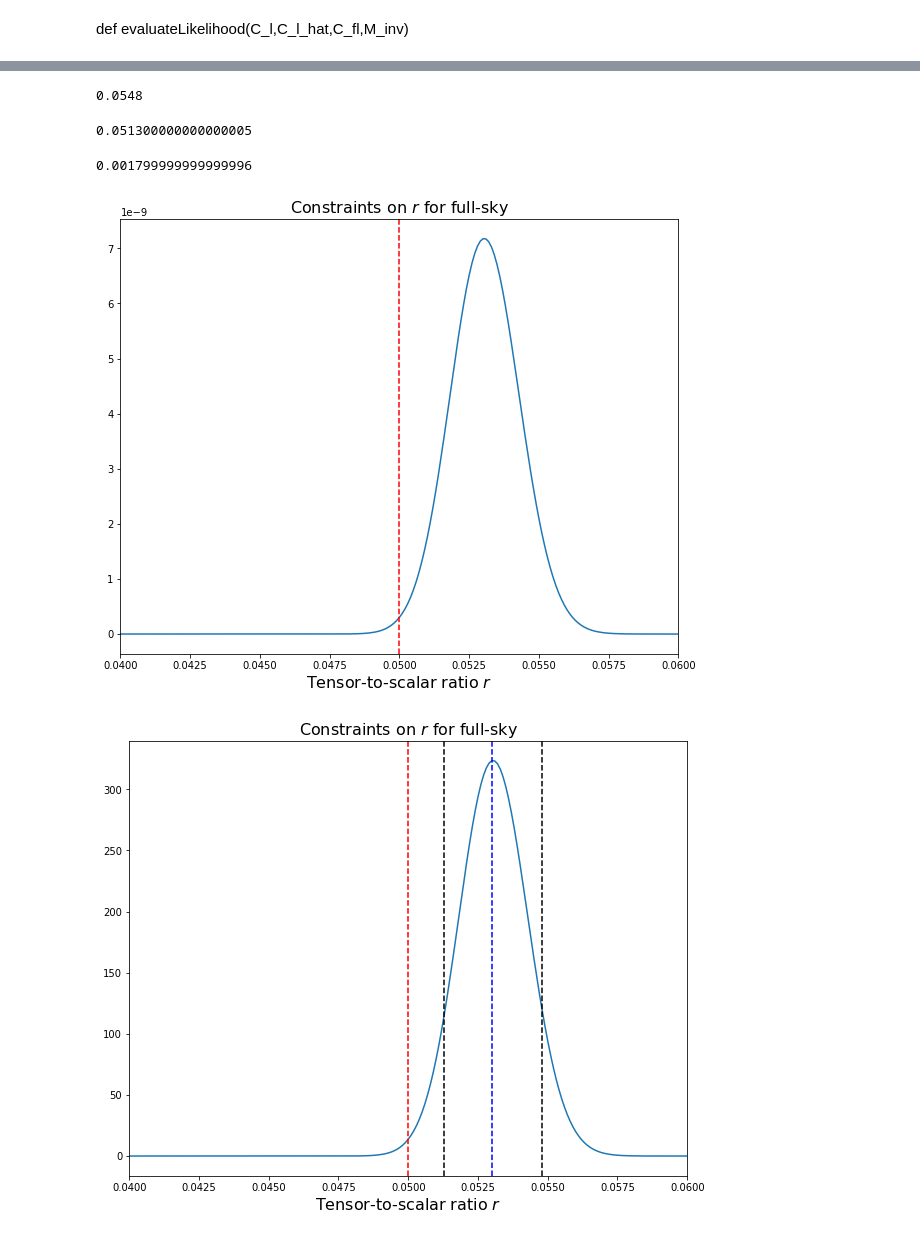
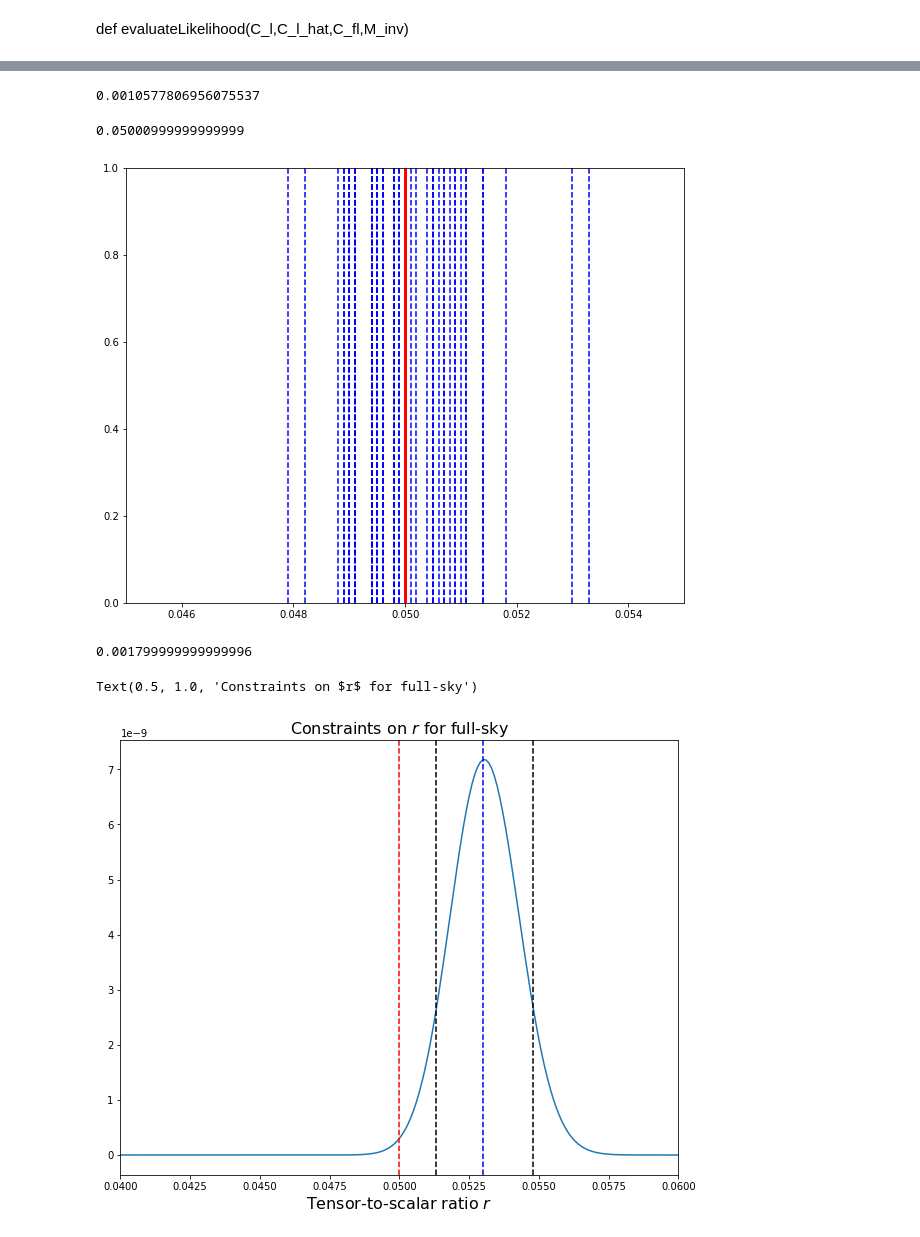
Before and after one commit to YJHelloWorld/Likelihood, a Jupyter notebook: methods.py.ipynb, the cells around one changed output, grey strips where cells are left out. Saved outputs shown, nothing was run; the diff lists cells and outputs as text; code cells hidden in the pictures.

```diff
--- a/methods.py.ipynb
+++ b/methods.py.ipynb
@@ -449,5 +422,3 @@ evaluateL = utils.evaluateLikelihood
 # %%
 bb_05 = GenBB(0.05, raw_cl = True) ##only tensor BB
-# %%
-cl_hat_0 = cl_hat_all[1]
 # %%
@@ -491,11 +450,27 @@ rlist[530]
-# %%
-rlist[548]
-# %% [output]
-0.0548
-# %%
-rlist[513]
-# %% [output]
-0.051300000000000005
+# %%
+Nreal = 50
+
+r_rec = np.ones(Nreal)
+for i in range(Nreal):
+    r_rec[i] = r_like(cl_hat_all[i], cl_f, nl_mean, M_inv)
+# %%
+np.std(r_rec)
+# %% [output]
+0.0010577806956075537
+# %%
+np.mean(r_rec)
+# %% [output]
+0.05000999999999999
+# %%
+plt.figure(figsize = (10, 8))
+for i in range(Nreal):
+    plt.axvline(r_rec[i],c='b', ls='--')
+plt.xlim(0.045, 0.055)
+
+plt.axvline(0.05, c='r', lw = 3,ls='-')
+plt.savefig('./fig_results/0630_constrains_on_r_full_sky_different_realizations.pdf', format = 'pdf')
+# %% [output]
+[figure, added]
 # %%
 rlist[548] - rlist[530]
 # %% [output]
@@ -505,6 +480,12 @@ plt.figure(figsize = (10, 8))
 plt.plot(rlist, np.exp(logLike))
 # plt.yscale('log')
 plt.axvline(0.05, c='r', ls='--')
+
+plt.axvline(rlist[513], c='k', ls='--')
+
+plt.axvline(rlist[548], c='k', ls='--')
+
+plt.axvline(rlist[530], c='b', ls='--')
 
 plt.xlim([0.04, 0.06])
 # plt.ylim([0, 0.07])
@@ -513,28 +494,8 @@ plt.xlabel(r'Tensor-to-scalar ratio $r$', size=16)
 # plt.ylabel(r'Probability', size=16)
 plt.title(r'Constraints on $r$ for full-sky', size=16)
 # plt.text(0.052, 1.0, 'r = 0.05', fontsize = 20)
-plt.show()
+
+# plt.savefig('./fig_results/constraints_on_r_full_sky.pdf', format = 'pdf')
 # %% [output]
+Text(0.5, 1.0, 'Constraints on $r$ for full-sky')
-[figure, old version]
+[figure, new version]
-# %%
-plt.figure(figsize = (10, 8))
-plt.plot(rlist, np.exp(logLike)/(np.sum(np.exp(logLike))*0.0001))
-# plt.yscale('log')
-plt.axvline(0.05, c='r', ls='--')
-
-plt.axvline(rlist[513], c='k', ls='--')
-
-plt.axvline(rlist[548], c='k', ls='--')
-
-plt.axvline(rlist[530], c='b', ls='--')
-
-plt.xlim([0.04, 0.06])
-# plt.ylim([0, 0.07])
-# plt.yticks([])
-plt.xlabel(r'Tensor-to-scalar ratio $r$', size=16)
-# plt.ylabel(r'Probability', size=16)
-plt.title(r'Constraints on $r$ for full-sky', size=16)
-# plt.text(0.052, 1.0, 'r = 0.05', fontsize = 20)
-plt.show()
-# %% [output]
-[figure, removed]
```
Also changed, not shown: parts of 35 cells of this notebook.
